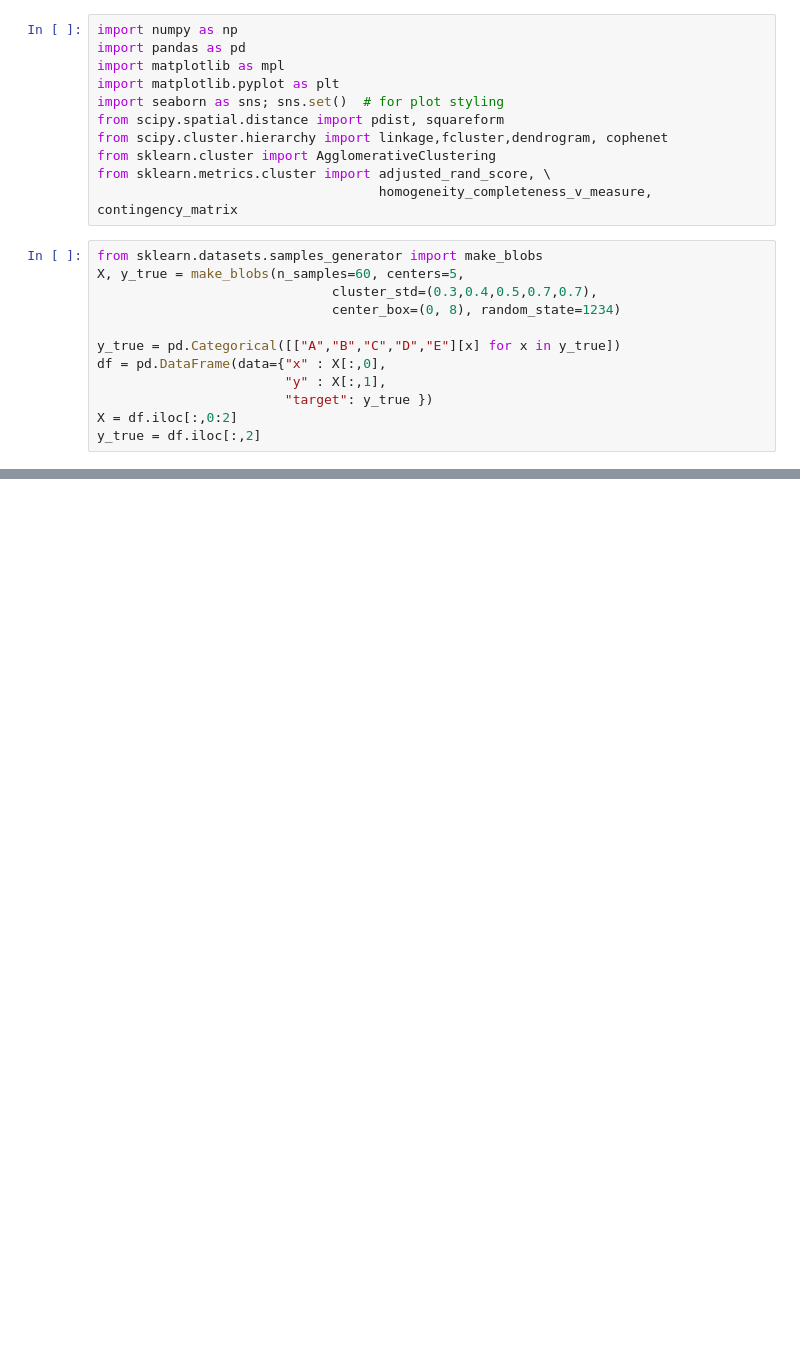
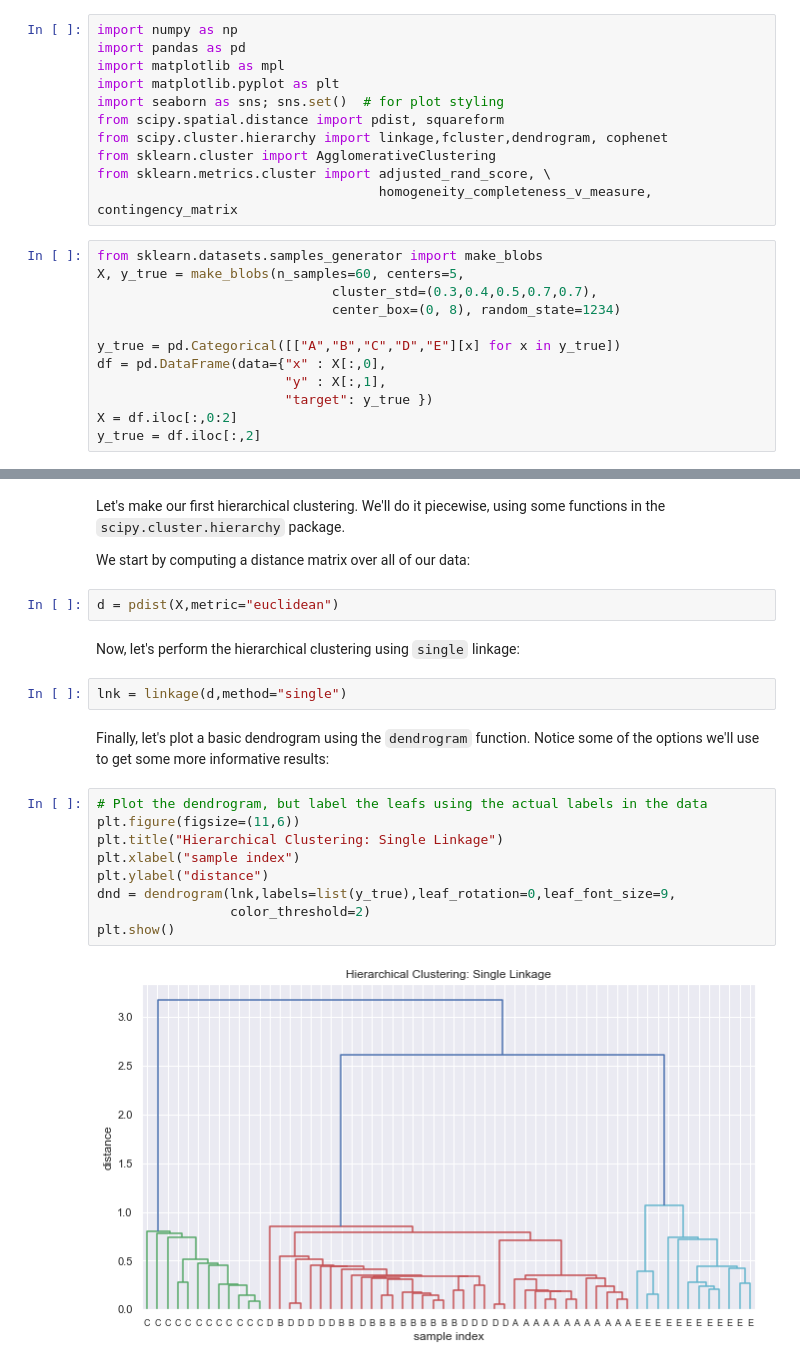
Before and after one commit to bkingcs/python_snippets, a Jupyter notebook: clustering/hierarchical.ipynb, the cells around one changed output, grey strips where cells are left out. Cells and saved outputs as stored; diff of their text form; blank space fills up the shorter version.

Commit message:
Updated the hierarchical code

```diff
--- a/clustering/hierarchical.ipynb
+++ b/clustering/hierarchical.ipynb
@@ -31,0 +32,25 @@ plt.show()
+# %% [markdown]
+Let's make our first hierarchical clustering. We'll do it piecewise, using some functions in
+the `scipy.cluster.hierarchy` package.
+
+We start by computing a distance matrix over all of our data:
+# %%
+d = pdist(X,metric="euclidean")
+# %% [markdown]
+Now, let's perform the hierarchical clustering using `single` linkage:
+# %%
+lnk = linkage(d,method="single")
+# %% [markdown]
+Finally, let's plot a basic dendrogram using the `dendrogram` function. Notice some of the
+options we'll use to get some more informative results:
+# %%
+# Plot the dendrogram, but label the leafs using the actual labels in the data
+plt.figure(figsize=(11,6))
+plt.title("Hierarchical Clustering: Single Linkage")
+plt.xlabel("sample index")
+plt.ylabel("distance")
+dnd = dendrogram(lnk,labels=list(y_true),leaf_rotation=0,leaf_font_size=9,
+                 color_threshold=2)
+plt.show()
+# %% [output]
+[figure, added]
```
Also changed, not shown: parts of 1 cell of this notebook.
